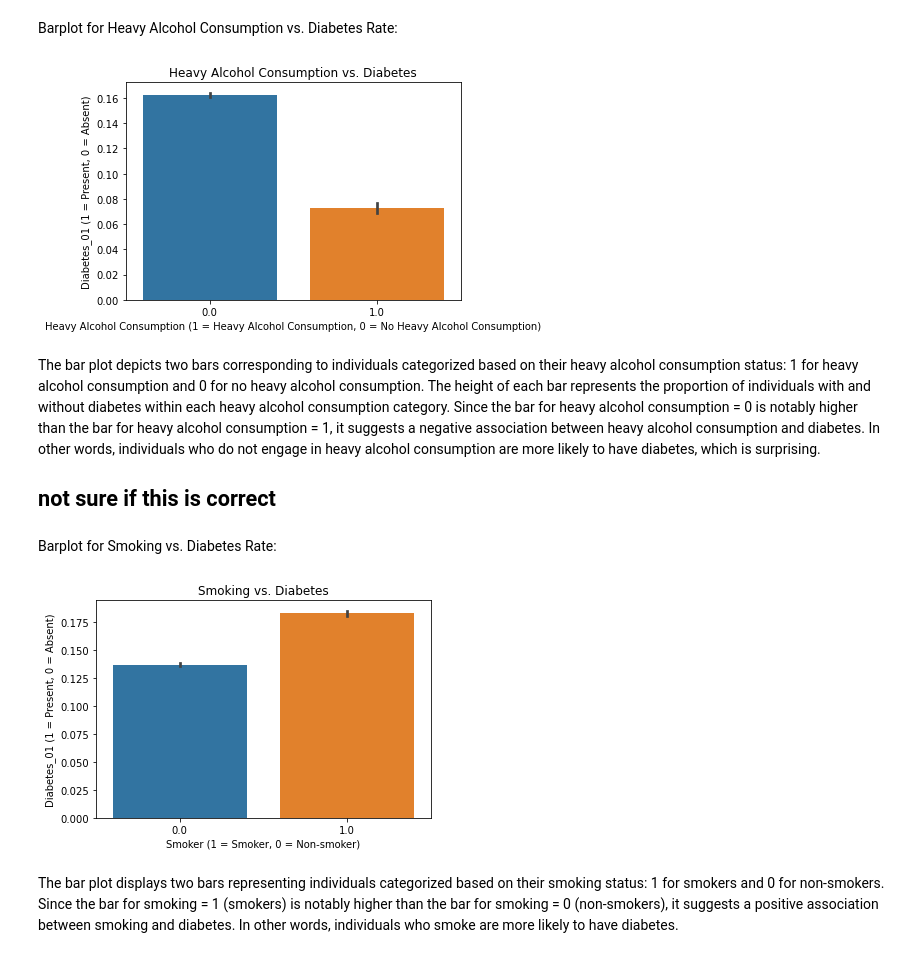
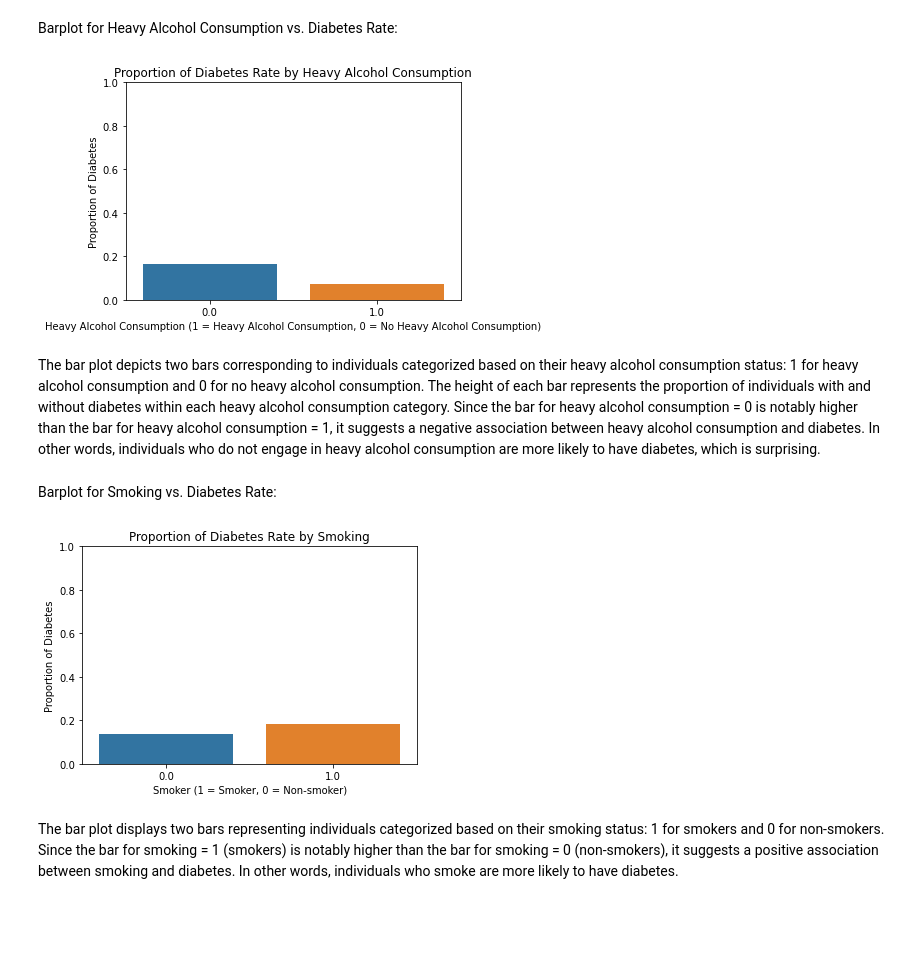
Before and after one commit to edwin815/diabetes_analysis, a Jupyter notebook: EDACheckpoint_Group132_WI24.ipynb, the cells around one changed output. Saved outputs shown, nothing was run; the diff lists cells and outputs as text; code cells hidden in the pictures; blank space fills up the shorter version.

```diff
--- a/EDACheckpoint_Group132_WI24.ipynb
+++ b/EDACheckpoint_Group132_WI24.ipynb
@@ -228,26 +231,35 @@ The bar plot visualizes the relationship between high blood pressure and the pre
 # %% [markdown]
 Barplot for Heavy Alcohol Consumption vs. Diabetes Rate:
 # %%
-sns.barplot(data=diabetes_df_cleaned, x='HvyAlcoholConsump', y='Diabetes_01')
-plt.title('Heavy Alcohol Consumption vs. Diabetes')
+# Calculate proportions
+proportions = diabetes_df_cleaned.groupby('HvyAlcoholConsump')['Diabetes_01'].mean().reset_index()
+
+# Plot
+sns.barplot(data=proportions, x='HvyAlcoholConsump', y='Diabetes_01')
+plt.title('Proportion of Diabetes Rate by Heavy Alcohol Consumption')
 plt.xlabel('Heavy Alcohol Consumption (1 = Heavy Alcohol Consumption, 0 = No Heavy Alcohol Consumption)')
-plt.ylabel('Diabetes_01 (1 = Present, 0 = Absent)')
+plt.ylabel('Proportion of Diabetes')
+plt.ylim(0, 1)  # Set y-axis limit from 0 to 1 for proportions
 plt.show()
 # %% [output]
-[figure, old version]
+[figure, new version]
 # %% [markdown]
 The bar plot depicts two bars corresponding to individuals categorized based on their heavy alcohol consumption status: 1 for heavy alcohol consumption and 0 for no heavy alcohol consumption. The height of each bar represents the proportion of individuals with and without diabetes within each heavy alcohol consumption category. Since the bar for heavy alcohol consumption = 0 is notably higher than the bar for heavy alcohol consumption = 1, it suggests a negative association between heavy alcohol consumption and diabetes. In other words, individuals who do not engage in heavy alcohol consumption are more likely to have diabetes, which is surprising.
-## not sure if this is correct
 # %% [markdown]
 Barplot for Smoking vs. Diabetes Rate:
 # %%
-sns.barplot(data=diabetes_df_cleaned, x='Smoker', y='Diabetes_01')
-plt.title('Smoking vs. Diabetes')
+# Calculate proportions
+proportions = diabetes_df_cleaned.groupby('Smoker')['Diabetes_01'].mean().reset_index()
+
+# Plot
+sns.barplot(data=proportions, x='Smoker', y='Diabetes_01')
+plt.title('Proportion of Diabetes Rate by Smoking')
 plt.xlabel('Smoker (1 = Smoker, 0 = Non-smoker)')
-plt.ylabel('Diabetes_01 (1 = Present, 0 = Absent)')
+plt.ylabel('Proportion of Diabetes')
+plt.ylim(0, 1)  # Set y-axis limit from 0 to 1 for proportions
 plt.show()
 # %% [output]
-[figure, old version]
+[figure, new version]
 # %% [markdown]
 The bar plot displays two bars representing individuals categorized based on their smoking status: 1 for smokers and 0 for non-smokers. Since the bar for smoking = 1 (smokers) is notably higher than the bar for smoking = 0 (non-smokers), it suggests a positive association between smoking and diabetes. In other words, individuals who smoke are more likely to have diabetes.
 # %% [markdown]
```
Also changed, not shown: parts of 3 cells of this notebook.
